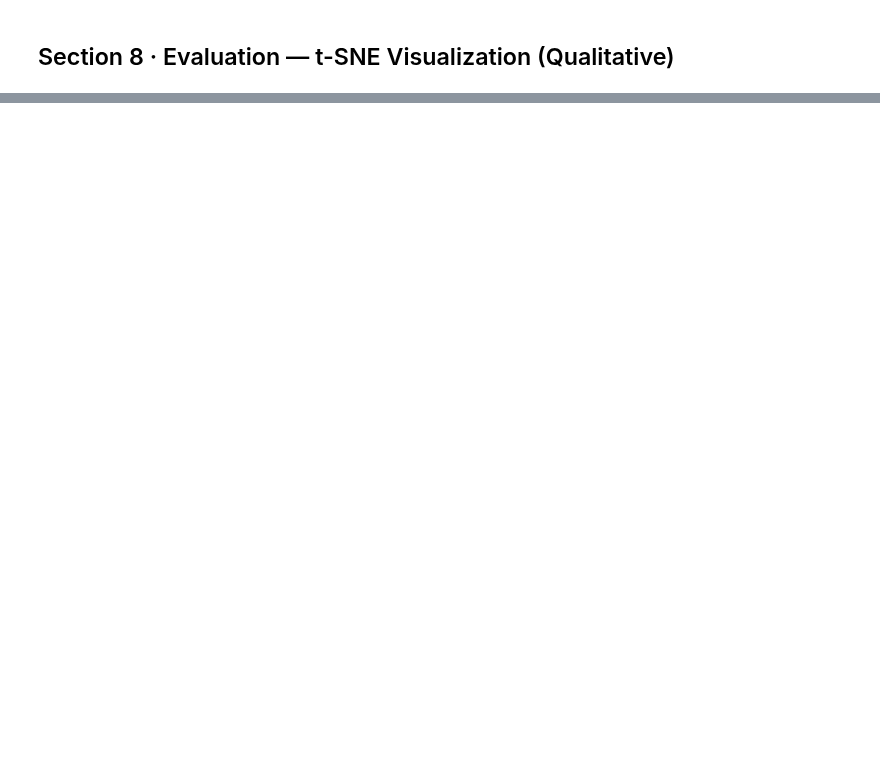
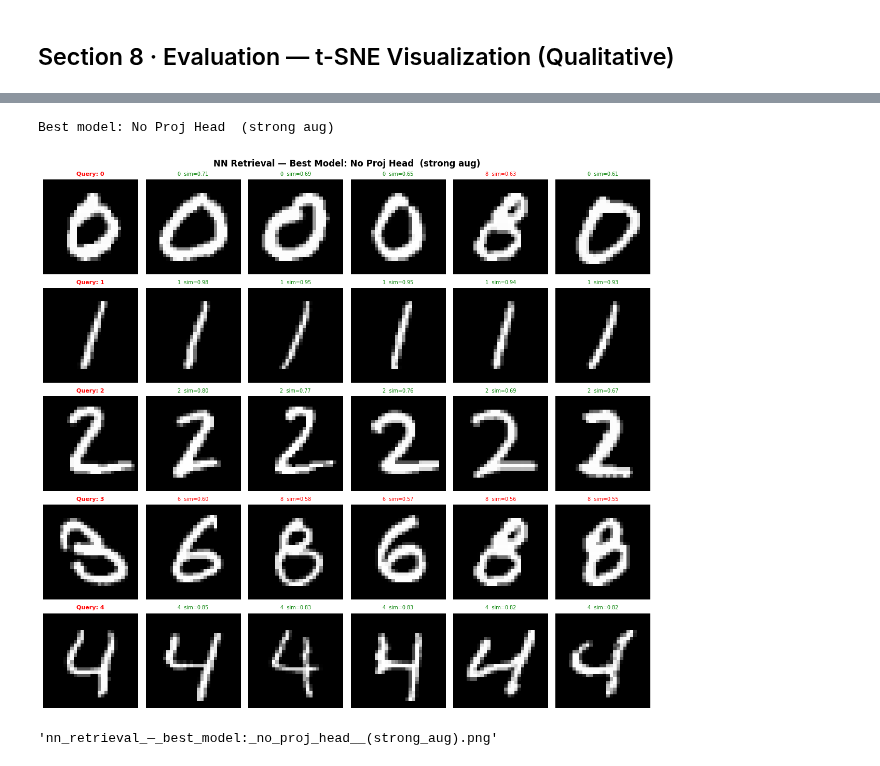
Before and after one commit to zerubabelalpha/contrastive_learning, a Jupyter notebook: contrastive_learning_mnist.ipynb, the cells around one changed output, grey strips where cells are left out. Saved outputs shown, nothing was run; the diff lists cells and outputs as text; code cells hidden in the pictures; blank space fills up the shorter version.

```diff
--- a/contrastive_learning_mnist.ipynb
+++ b/contrastive_learning_mnist.ipynb
@@ -522,0 +741,27 @@ print("Visualization utilities defined")
+# %%
+#  Summary Table
+all_scores = {
+    "W/ Proj Head  (strong aug)": score_with,
+    "No Proj Head  (strong aug)": score_no,
+    "Weak Aug   (w/ head)":       score_weak,
+    "Strong Aug (w/ head)":       score_strong,
+}
+
+rows = []
+for name, s in all_scores.items():
+    rows.append({
+        "Configuration":    name,
+        "Intra-class sim":  round(s["intra_sim"], 4),
+        "Inter-class sim":  round(s["inter_sim"],  4),
+        "Separation Score": round(s["sep_score"],  4),
+    })
+
+df = pd.DataFrame(rows).sort_values("Separation Score", ascending=False)
+df.index = range(1, len(df)+1)
+
+print("\n" + "═"*65)
+print("  CONSOLIDATED RESULTS — Separation Score (higher = better)")
+print("═"*65)
+print(df.to_string(index=True))
+print("═"*65)
+df
@@ -522,0 +823,17 @@ print("Visualization utilities defined")
+# %%
+#  Nearest-Neighbour retrieval for best model
+best_model_name = df.iloc[0]["Configuration"]
+best_model = {
+    "W/ Proj Head  (strong aug)": model_with_head,
+    "No Proj Head  (strong aug)": model_no_head,
+    "Weak Aug   (w/ head)":       model_weak,
+    "Strong Aug (w/ head)":       model_strong,
+}[best_model_name]
+
+print(f"Best model: {best_model_name}")
+plot_nn_retrieval(best_model, n_queries=5,
+                  title=f"NN Retrieval — Best Model: {best_model_name.strip()}")
+# %% [output]
+Best model: No Proj Head  (strong aug)
+[figure, added]
+'nn_retrieval_—_best_model:_no_proj_head__(strong_aug).png'
```
Also changed, not shown: parts of 20 cells of this notebook.
